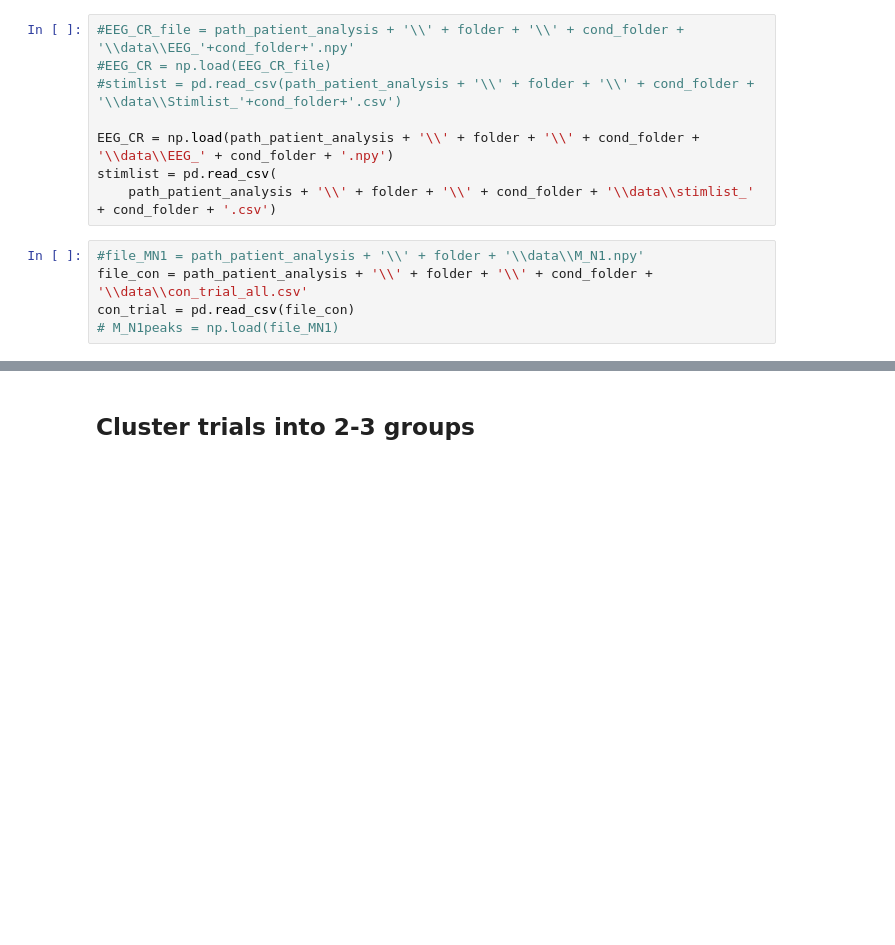
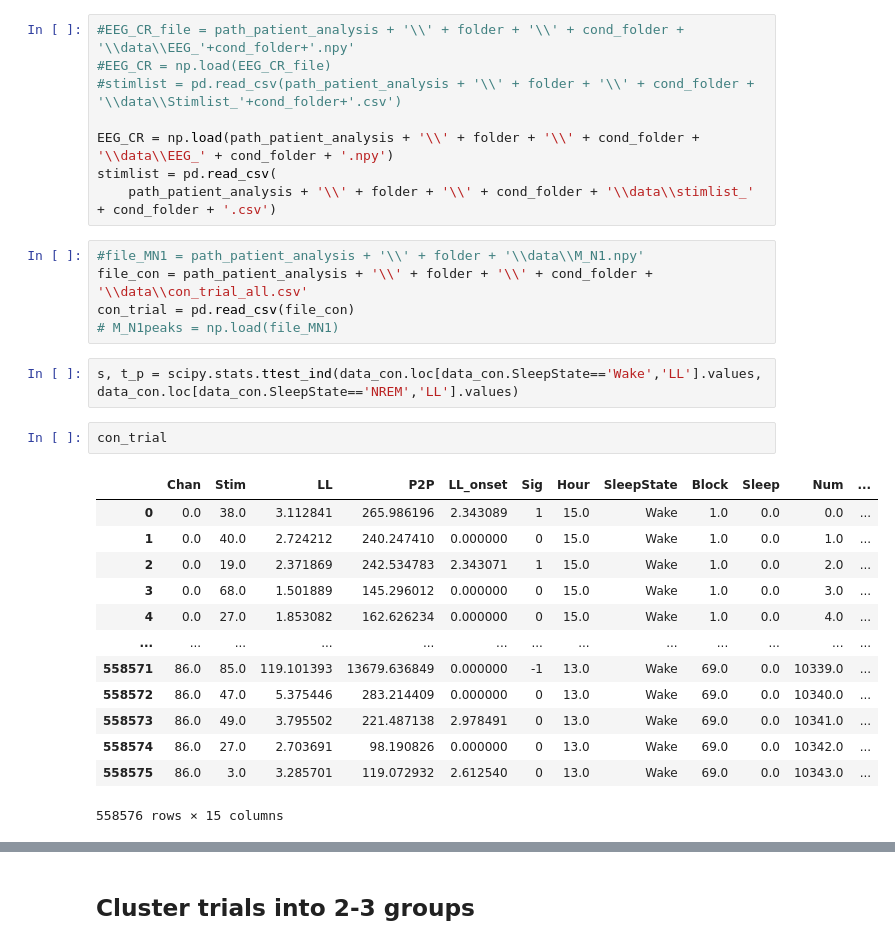
Before and after one commit to vellen23/CCEP_human, a Jupyter notebook: Python_Analysis/EvM/BM_sig_con.ipynb, the cells around one changed output, grey strips where cells are left out. Saved outputs shown, nothing was run; the diff lists cells and outputs as text; blank space fills up the shorter version.

```diff
--- a/Python_Analysis/EvM/BM_sig_con.ipynb
+++ b/Python_Analysis/EvM/BM_sig_con.ipynb
@@ -151,3 +151,21 @@ stimlist = pd.read_csv(
 file_con = path_patient_analysis + '\\' + folder + '\\' + cond_folder + '\\data\\con_trial_all.csv'
 con_trial = pd.read_csv(file_con)
 # M_N1peaks = np.load(file_MN1)
+# %%
+s, t_p = scipy.stats.ttest_ind(data_con.loc[data_con.SleepState=='Wake','LL'].values, data_con.loc[data_con.SleepState=='NREM','LL'].values)
+# %%
+con_trial
+# %% [output]
+|  | Chan | Stim | LL | P2P | LL_onset | Sig | Hour | SleepState | Block | Sleep | Num | ... |
+| 0 | 0.0 | 38.0 | 3.112841 | 265.986196 | 2.343089 | 1 | 15.0 | Wake | 1.0 | 0.0 | 0.0 | ... |
+| 1 | 0.0 | 40.0 | 2.724212 | 240.247410 | 0.000000 | 0 | 15.0 | Wake | 1.0 | 0.0 | 1.0 | ... |
+| 2 | 0.0 | 19.0 | 2.371869 | 242.534783 | 2.343071 | 1 | 15.0 | Wake | 1.0 | 0.0 | 2.0 | ... |
+| 3 | 0.0 | 68.0 | 1.501889 | 145.296012 | 0.000000 | 0 | 15.0 | Wake | 1.0 | 0.0 | 3.0 | ... |
+| 4 | 0.0 | 27.0 | 1.853082 | 162.626234 | 0.000000 | 0 | 15.0 | Wake | 1.0 | 0.0 | 4.0 | ... |
+| ... | ... | ... | ... | ... | ... | ... | ... | ... | ... | ... | ... | ... |
+| 558571 | 86.0 | 85.0 | 119.101393 | 13679.636849 | 0.000000 | -1 | 13.0 | Wake | 69.0 | 0.0 | 10339.0 | ... |
+| 558572 | 86.0 | 47.0 | 5.375446 | 283.214409 | 0.000000 | 0 | 13.0 | Wake | 69.0 | 0.0 | 10340.0 | ... |
+| 558573 | 86.0 | 49.0 | 3.795502 | 221.487138 | 2.978491 | 0 | 13.0 | Wake | 69.0 | 0.0 | 10341.0 | ... |
+| 558574 | 86.0 | 27.0 | 2.703691 | 98.190826 | 0.000000 | 0 | 13.0 | Wake | 69.0 | 0.0 | 10342.0 | ... |
+| 558575 | 86.0 | 3.0 | 3.285701 | 119.072932 | 2.612540 | 0 | 13.0 | Wake | 69.0 | 0.0 | 10343.0 | ... |
+558576 rows × 15 columns
```
Also changed, not shown: parts of 3 cells of this notebook, 14 other files.
